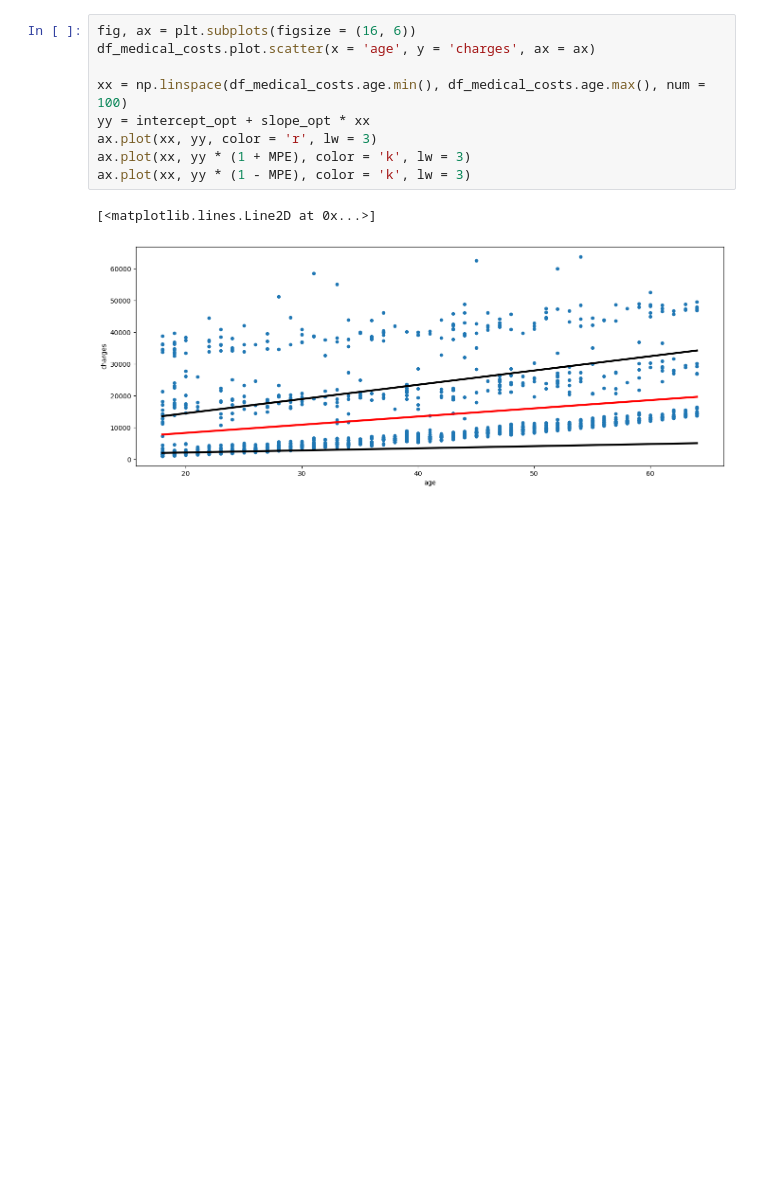
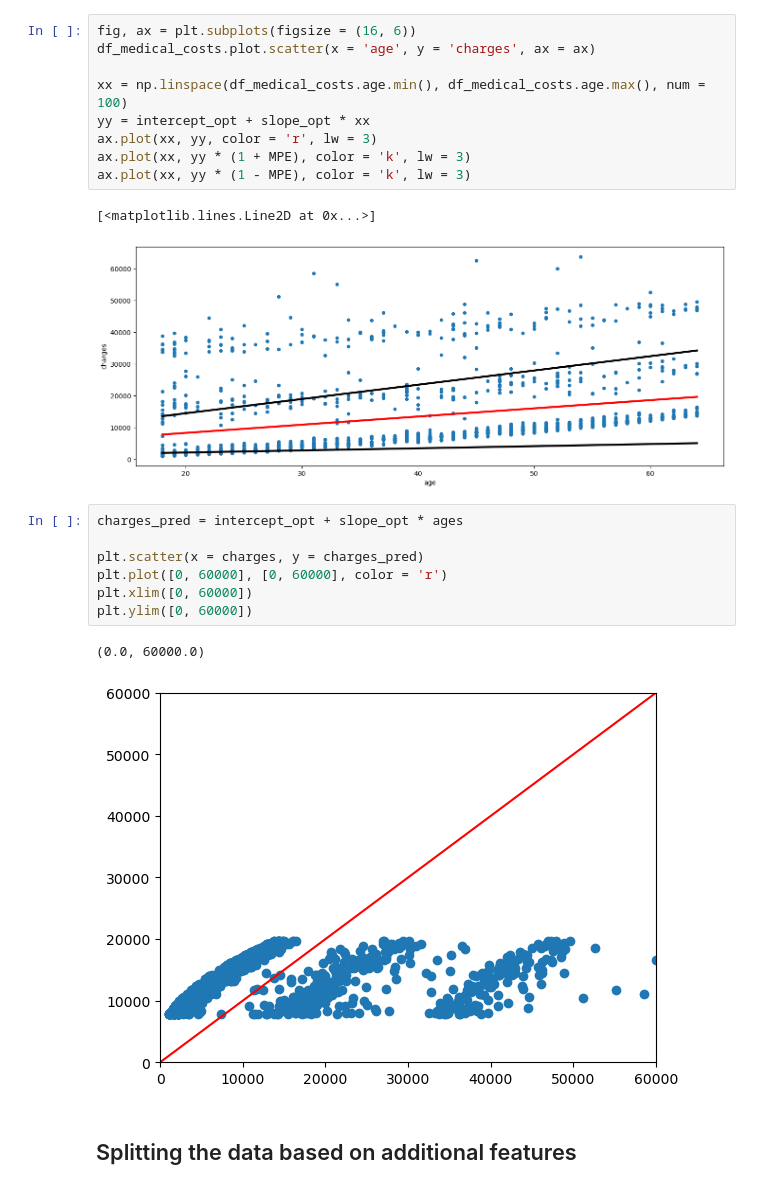
Before and after one commit to THellemans/data-science-syntra-ab, a Jupyter notebook: 06 statistiek/05 lineaire regressie en wiskunde in ML workflow/notebooks/05 lineaire regressie en wiskunde in ML workflow.ipynb, the cells around one changed output. Drawn from its saved outputs; the diff is of its cells as text; blank space fills up the shorter version.

```diff
--- a/06 statistiek/05 lineaire regressie en wiskunde in ML workflow/notebooks/05 lineaire regressie en wiskunde in ML workflow.ipynb
+++ b/06 statistiek/05 lineaire regressie en wiskunde in ML workflow/notebooks/05 lineaire regressie en wiskunde in ML workflow.ipynb
@@ -158,3 +158,15 @@ ax.plot(xx, yy * (1 - MPE), color = 'k', lw = 3)
 # %% [output]
 [<matplotlib.lines.Line2D at 0x...>]
 [figure]
+# %%
+charges_pred = intercept_opt + slope_opt * ages
+
+plt.scatter(x = charges, y = charges_pred)
+plt.plot([0, 60000], [0, 60000], color = 'r')
+plt.xlim([0, 60000])
+plt.ylim([0, 60000])
+# %% [output]
+(0.0, 60000.0)
+[figure, added]
+# %% [markdown]
+## Splitting the data based on additional features
```
Also changed, not shown: parts of 18 cells of this notebook, 29 other files.
